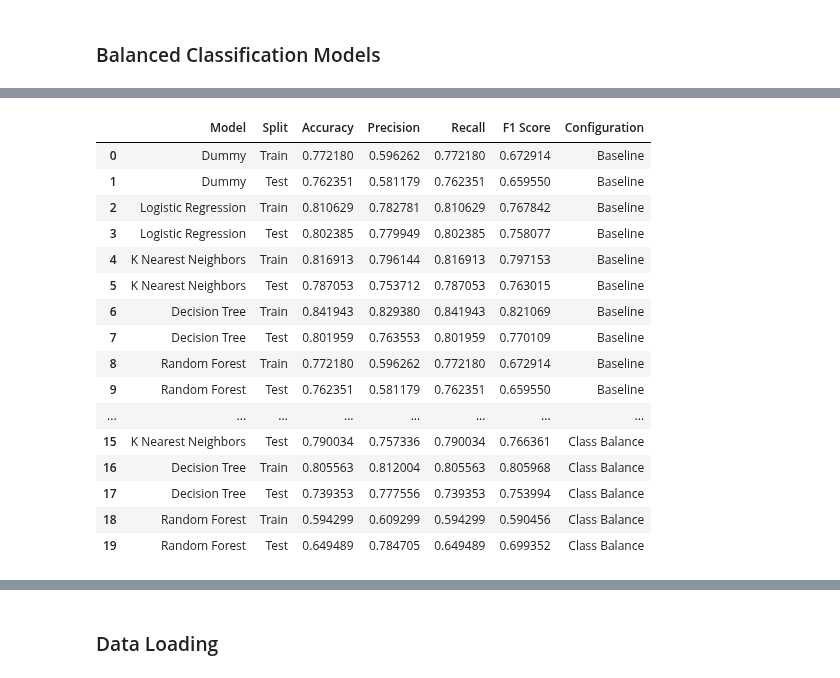
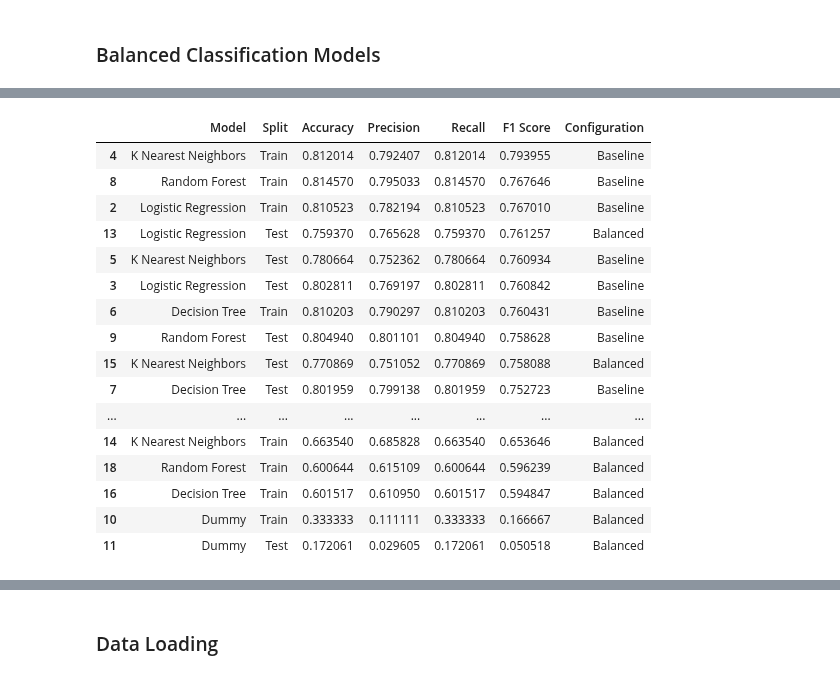
Before and after one commit to acdick/endangered_species_classification, a Jupyter notebook: Source/04_Classification_Modeling.ipynb, the cells around one changed output, grey strips where cells are left out. Saved outputs shown, nothing was run; the diff lists cells and outputs as text; code cells hidden in the pictures.

```diff
--- a/Source/04_Classification_Modeling.ipynb
+++ b/Source/04_Classification_Modeling.ipynb
@@ -217,21 +187,32 @@ balanced.pivot(index='Model', columns='Split')
-# %%
-models = models.append(balanced, ignore_index=True)
-models
-# %% [output]
-|  | Model | Split | Accuracy | Precision | Recall | F1 Score | Configuration |
-| 0 | Dummy | Train | 0.772180 | 0.596262 | 0.772180 | 0.672914 | Baseline |
-| 1 | Dummy | Test | 0.762351 | 0.581179 | 0.762351 | 0.659550 | Baseline |
-| 2 | Logistic Regression | Train | 0.810629 | 0.782781 | 0.810629 | 0.767842 | Baseline |
-| 3 | Logistic Regression | Test | 0.802385 | 0.779949 | 0.802385 | 0.758077 | Baseline |
-| 4 | K Nearest Neighbors | Train | 0.816913 | 0.796144 | 0.816913 | 0.797153 | Baseline |
-| 5 | K Nearest Neighbors | Test | 0.787053 | 0.753712 | 0.787053 | 0.763015 | Baseline |
-| 6 | Decision Tree | Train | 0.841943 | 0.829380 | 0.841943 | 0.821069 | Baseline |
-| 7 | Decision Tree | Test | 0.801959 | 0.763553 | 0.801959 | 0.770109 | Baseline |
-| 8 | Random Forest | Train | 0.772180 | 0.596262 | 0.772180 | 0.672914 | Baseline |
-| 9 | Random Forest | Test | 0.762351 | 0.581179 | 0.762351 | 0.659550 | Baseline |
-| ... | ... | ... | ... | ... | ... | ... | ... |
-| 15 | K Nearest Neighbors | Test | 0.790034 | 0.757336 | 0.790034 | 0.766361 | Class Balance |
-| 16 | Decision Tree | Train | 0.805563 | 0.812004 | 0.805563 | 0.805968 | Class Balance |
-| 17 | Decision Tree | Test | 0.739353 | 0.777556 | 0.739353 | 0.753994 | Class Balance |
-| 18 | Random Forest | Train | 0.594299 | 0.609299 | 0.594299 | 0.590456 | Class Balance |
-| 19 | Random Forest | Test | 0.649489 | 0.784705 | 0.649489 | 0.699352 | Class Balance |
+# %%
+classifiers, metrics = clf.classify(classifiers, X_train_smote, X_test, y_train_smote, y_test)
+
+balanced = pd.DataFrame(metrics, columns=['Model',
+                                          'Split',
+                                          'Accuracy',
+                                          'Precision',
+                                          'Recall',
+                                          'F1 Score'])
+
+balanced['Configuration'] = 'Balanced'
+models = models.append(balanced, ignore_index=True)
+# %%
+models.sort_values(by='F1 Score', ascending=False)
+# %% [output]
+|  | Model | Split | Accuracy | Precision | Recall | F1 Score | Configuration |
+| 4 | K Nearest Neighbors | Train | 0.812014 | 0.792407 | 0.812014 | 0.793955 | Baseline |
+| 8 | Random Forest | Train | 0.814570 | 0.795033 | 0.814570 | 0.767646 | Baseline |
+| 2 | Logistic Regression | Train | 0.810523 | 0.782194 | 0.810523 | 0.767010 | Baseline |
+| 13 | Logistic Regression | Test | 0.759370 | 0.765628 | 0.759370 | 0.761257 | Balanced |
+| 5 | K Nearest Neighbors | Test | 0.780664 | 0.752362 | 0.780664 | 0.760934 | Baseline |
+| 3 | Logistic Regression | Test | 0.802811 | 0.769197 | 0.802811 | 0.760842 | Baseline |
+| 6 | Decision Tree | Train | 0.810203 | 0.790297 | 0.810203 | 0.760431 | Baseline |
+| 9 | Random Forest | Test | 0.804940 | 0.801101 | 0.804940 | 0.758628 | Baseline |
+| 15 | K Nearest Neighbors | Test | 0.770869 | 0.751052 | 0.770869 | 0.758088 | Balanced |
+| 7 | Decision Tree | Test | 0.801959 | 0.799138 | 0.801959 | 0.752723 | Baseline |
+| ... | ... | ... | ... | ... | ... | ... | ... |
+| 14 | K Nearest Neighbors | Train | 0.663540 | 0.685828 | 0.663540 | 0.653646 | Balanced |
+| 18 | Random Forest | Train | 0.600644 | 0.615109 | 0.600644 | 0.596239 | Balanced |
+| 16 | Decision Tree | Train | 0.601517 | 0.610950 | 0.601517 | 0.594847 | Balanced |
+| 10 | Dummy | Train | 0.333333 | 0.111111 | 0.333333 | 0.166667 | Balanced |
+| 11 | Dummy | Test | 0.172061 | 0.029605 | 0.172061 | 0.050518 | Balanced |
```
Also changed, not shown: parts of 21 cells of this notebook, 1 other file.
